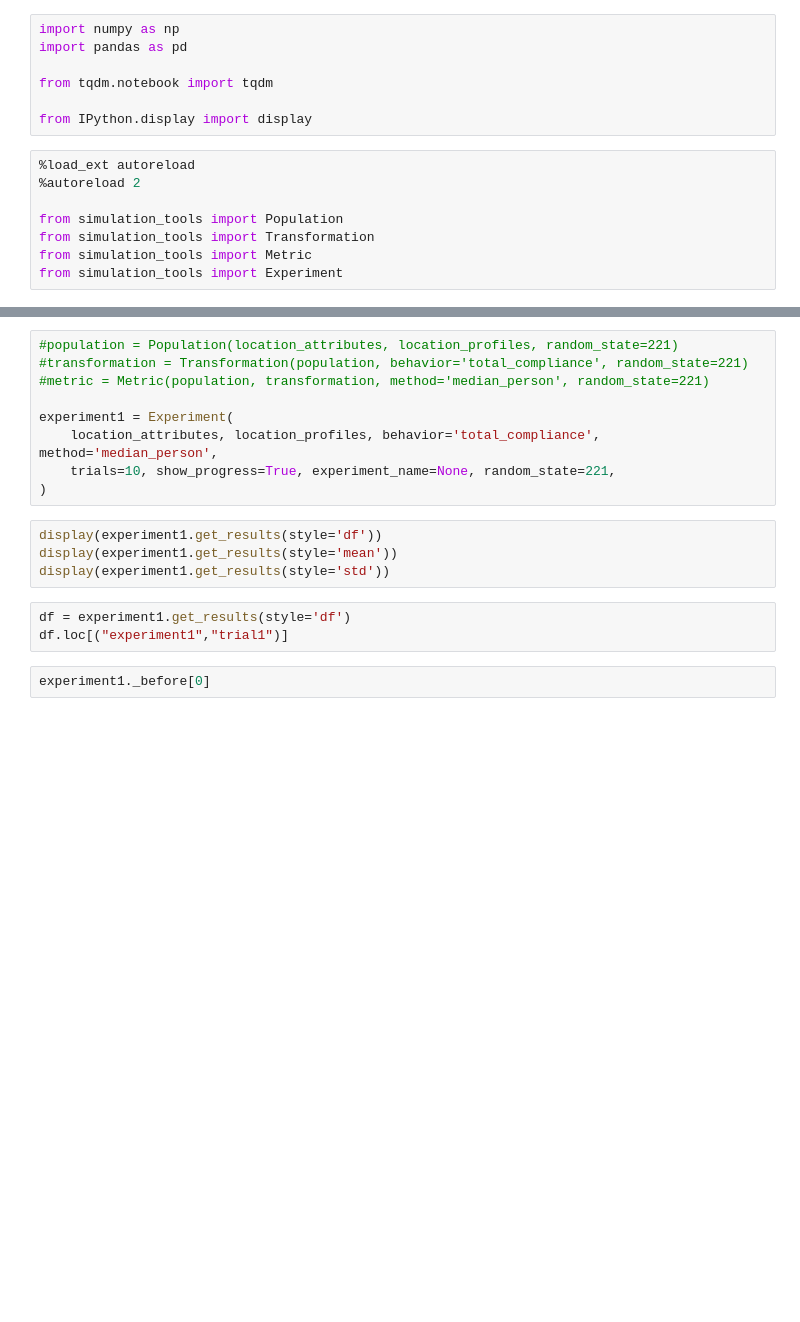
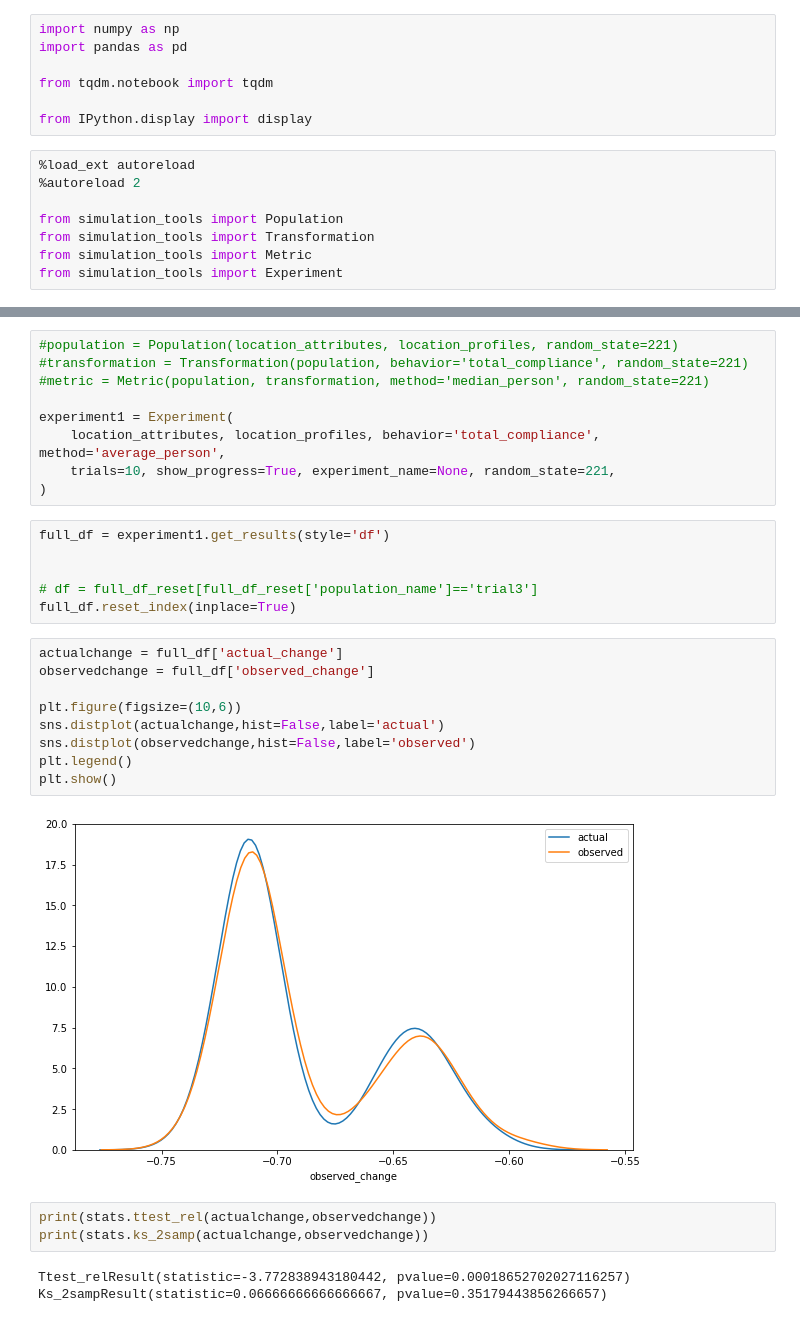
Before and after one commit to HGN-Spotifyers/AC221-final-project, a Jupyter notebook: Experiments.ipynb, the cells around one changed output, grey strips where cells are left out. Saved outputs shown, nothing was run; the diff lists cells and outputs as text; blank space fills up the shorter version.

Commit message:
results analysis and graphing

```diff
--- a/Experiments.ipynb
+++ b/Experiments.ipynb
@@ -56,15 +78,29 @@ display(location_profiles.head())
 #metric = Metric(population, transformation, method='median_person', random_state=221)
 
 experiment1 = Experiment(
-    location_attributes, location_profiles, behavior='total_compliance', method='median_person',
+    location_attributes, location_profiles, behavior='total_compliance', method='average_person',
     trials=10, show_progress=True, experiment_name=None, random_state=221,
 )
-# %%
-display(experiment1.get_results(style='df'))
-display(experiment1.get_results(style='mean'))
-display(experiment1.get_results(style='std'))
-# %%
-df = experiment1.get_results(style='df')
-df.loc[("experiment1","trial1")]
-# %%
-experiment1._before[0]
+# %%
+full_df = experiment1.get_results(style='df')
+
+
+# df = full_df_reset[full_df_reset['population_name']=='trial3']
+full_df.reset_index(inplace=True)
+# %%
+actualchange = full_df['actual_change']
+observedchange = full_df['observed_change']
+
+plt.figure(figsize=(10,6))
+sns.distplot(actualchange,hist=False,label='actual')
+sns.distplot(observedchange,hist=False,label='observed')
+plt.legend()
+plt.show()
+# %% [output]
+[figure, added]
+# %%
+print(stats.ttest_rel(actualchange,observedchange))
+print(stats.ks_2samp(actualchange,observedchange))
+# %% [output]
+Ttest_relResult(statistic=-3.772838943180442, pvalue=0.00018652702027116257)
+Ks_2sampResult(statistic=0.06666666666666667, pvalue=0.35179443856266657)
```
Also changed, not shown: parts of 22 cells of this notebook.
